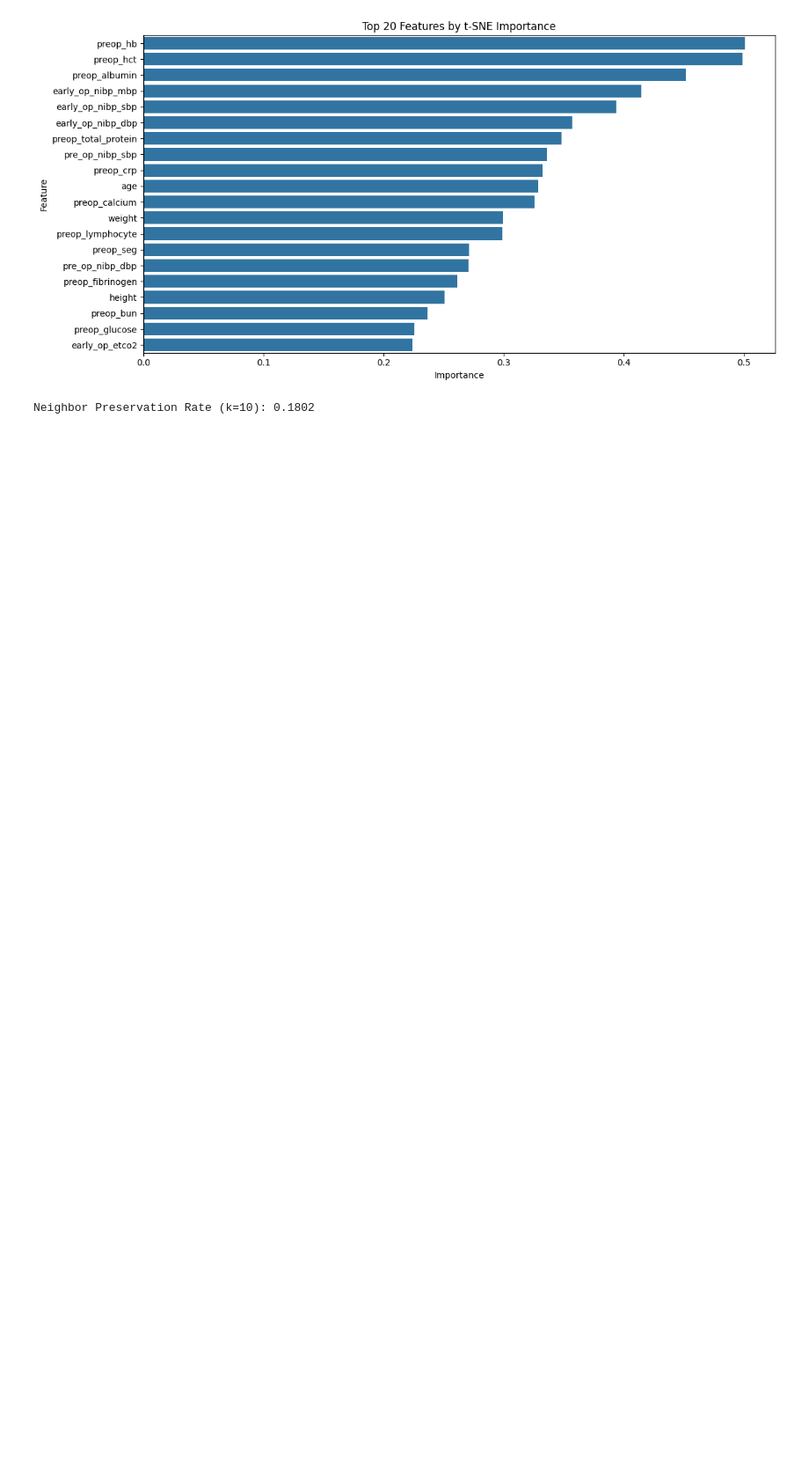
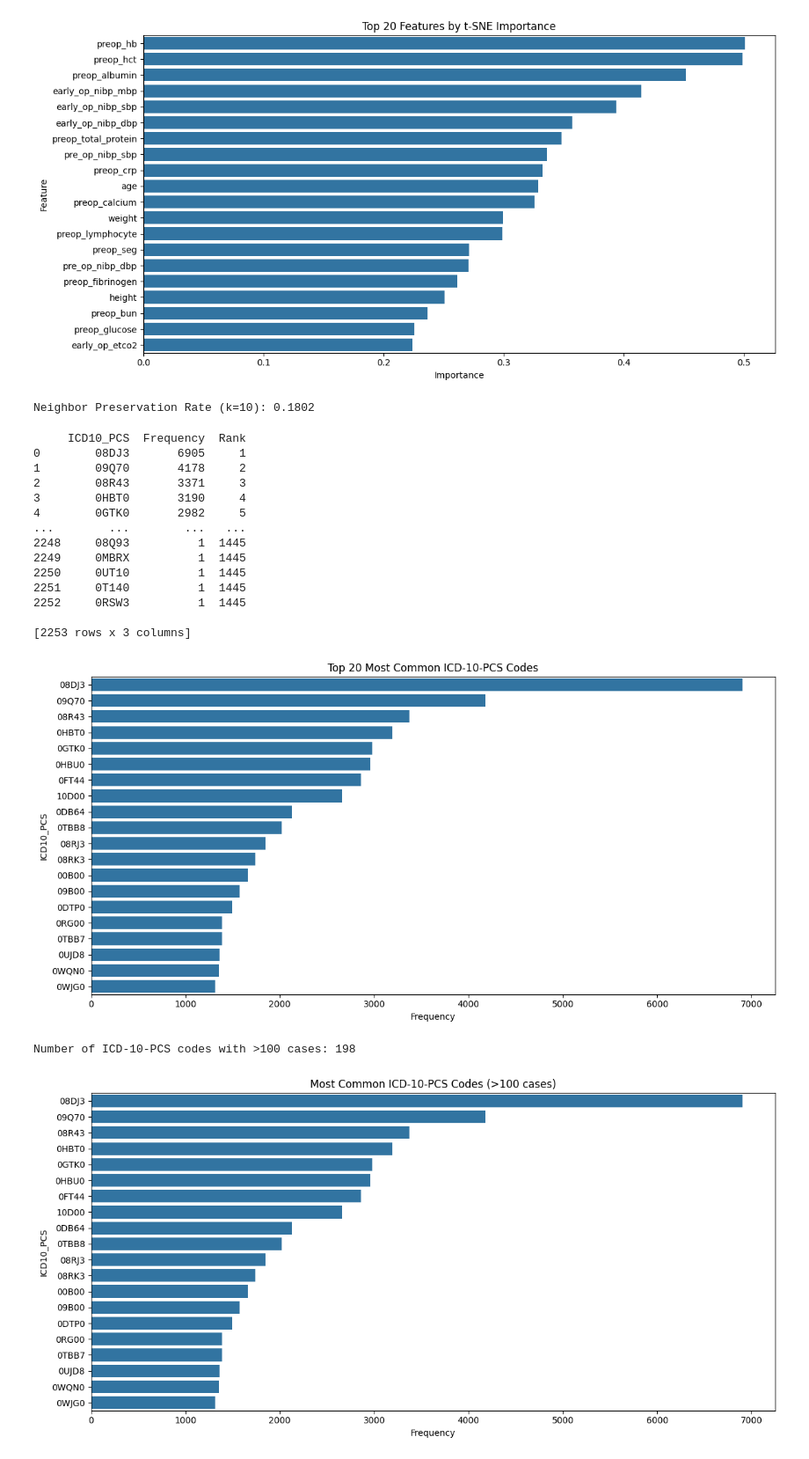
Before and after one commit to VivaSuresh/VitalDB-Dimensionality-Reduction, a Jupyter notebook: inspire_data_notebook.ipynb, the cells around one changed output. Shown at 88% size. Cells and saved outputs as stored; diff of their text form; code cells hidden in the pictures; blank space fills up the shorter version.

```diff
--- a/inspire_data_notebook.ipynb
+++ b/inspire_data_notebook.ipynb
@@ -765,3 +765,53 @@ t-SNE Feature Importance Scores:
 [figure]
 [figure]
 Neighbor Preservation Rate (k=10): 0.1802
+# %%
+df_operations = pd.read_csv(ops_path.as_posix())
+
+# Count the occurrences of each ICD-10-PCS code and create a ranked DataFrame
+icd10_pcs_ranked = df_operations['icd10_pcs'].value_counts().reset_index()
+icd10_pcs_ranked.columns = ['ICD10_PCS', 'Frequency']
+icd10_pcs_ranked['Rank'] = icd10_pcs_ranked['Frequency'].rank(ascending=False, method='min').astype(int)
+
+# Sort by rank and reset index
+icd10_pcs_ranked = icd10_pcs_ranked.sort_values('Rank').reset_index(drop=True)
+
+# Display the full ranked DataFrame
+print(icd10_pcs_ranked)
+
+# Plot top 20 for visualization
+plt.figure(figsize=(12, 6))
+sns.barplot(data=icd10_pcs_ranked.head(20), x='Frequency', y='ICD10_PCS')
+plt.title('Top 20 Most Common ICD-10-PCS Codes')
+plt.tight_layout()
+plt.show()
+
+# Filter for ICD-10-PCS codes with more than 100 occurrences
+common_procedures = icd10_pcs_ranked[icd10_pcs_ranked['Frequency'] > 100]
+
+print(f"\nNumber of ICD-10-PCS codes with >100 cases: {len(common_procedures)}")
+
+# Plot common procedures
+plt.figure(figsize=(12, 6))
+sns.barplot(data=common_procedures.head(20), x='Frequency', y='ICD10_PCS')
+plt.title('Most Common ICD-10-PCS Codes (>100 cases)')
+plt.tight_layout()
+plt.show()
+# %% [output]
+     ICD10_PCS  Frequency  Rank
+0        08DJ3       6905     1
+1        09Q70       4178     2
+2        08R43       3371     3
+3        0HBT0       3190     4
+4        0GTK0       2982     5
+...        ...        ...   ...
+2248     08Q93          1  1445
+2249     0MBRX          1  1445
+2250     0UT10          1  1445
+2251     0T140          1  1445
+2252     0RSW3          1  1445
+
+[2253 rows x 3 columns]
+[figure, added]
+Number of ICD-10-PCS codes with >100 cases: 198
+[figure, added]
```
Also changed, not shown: parts of 1 cell of this notebook, 1 other file.
